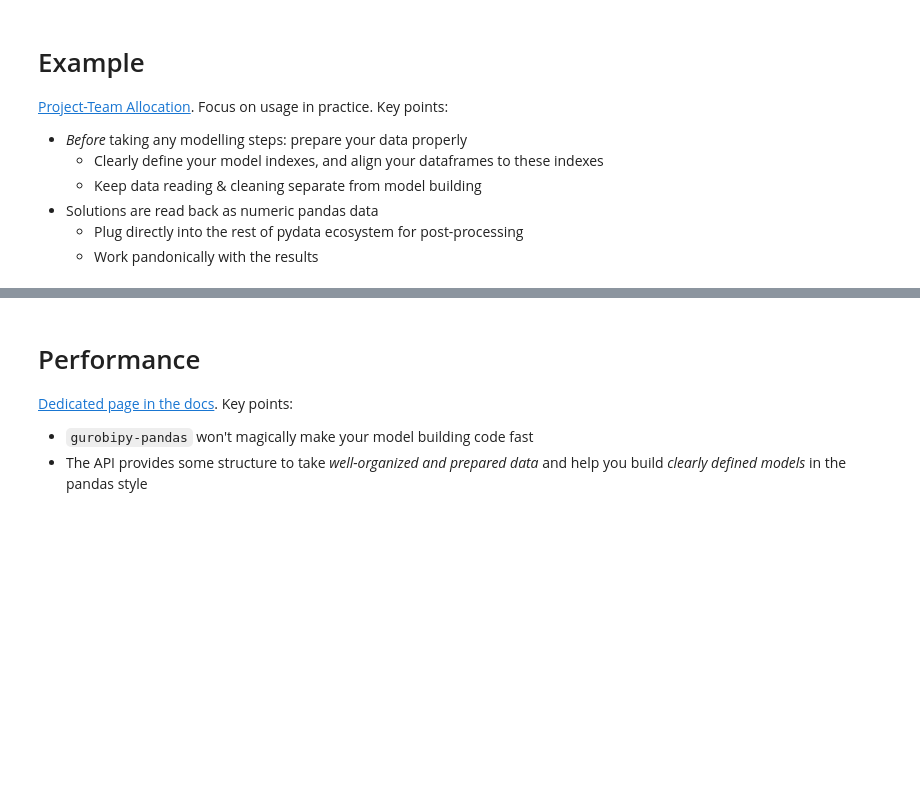
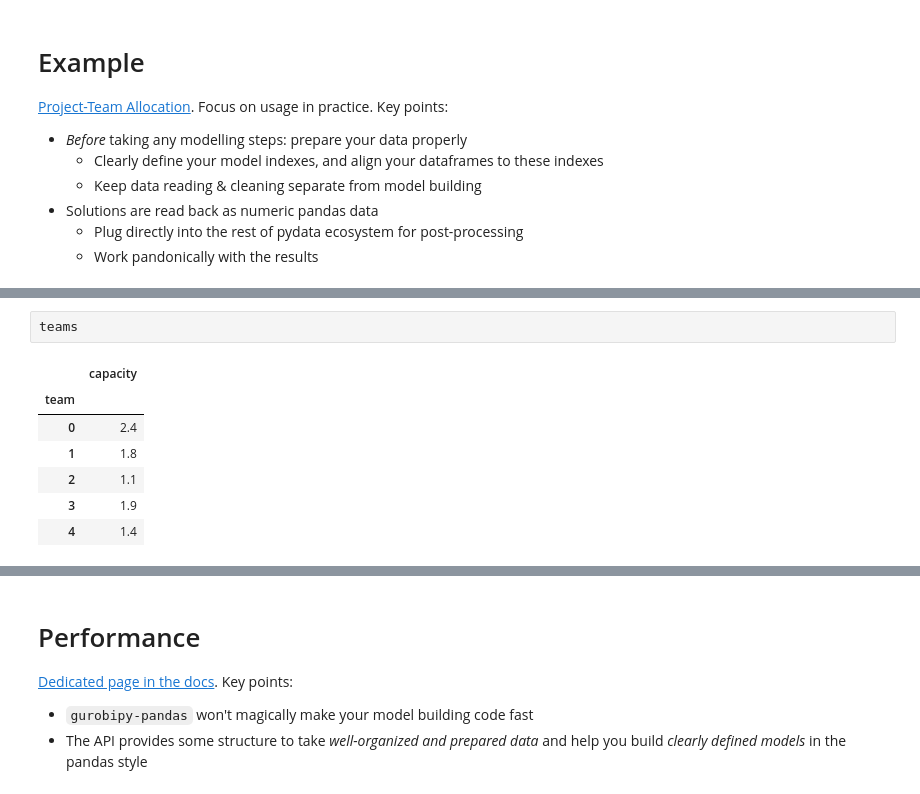
Before and after one commit to Gurobi/gurobipy-pandas, a Jupyter notebook: webinar.ipynb, the cells around one changed output, grey strips where cells are left out. Saved outputs shown, nothing was run; the diff lists cells and outputs as text; blank space fills up the shorter version.

```diff
--- a/webinar.ipynb
+++ b/webinar.ipynb
@@ -535,0 +596,10 @@ dtype: float64
+# %%
+teams
+# %% [output]
+|  | capacity |
+| team |  |
+| 0 | 2.4 |
+| 1 | 1.8 |
+| 2 | 1.1 |
+| 3 | 1.9 |
+| 4 | 1.4 |
```
Also changed, not shown: parts of 48 cells of this notebook.
